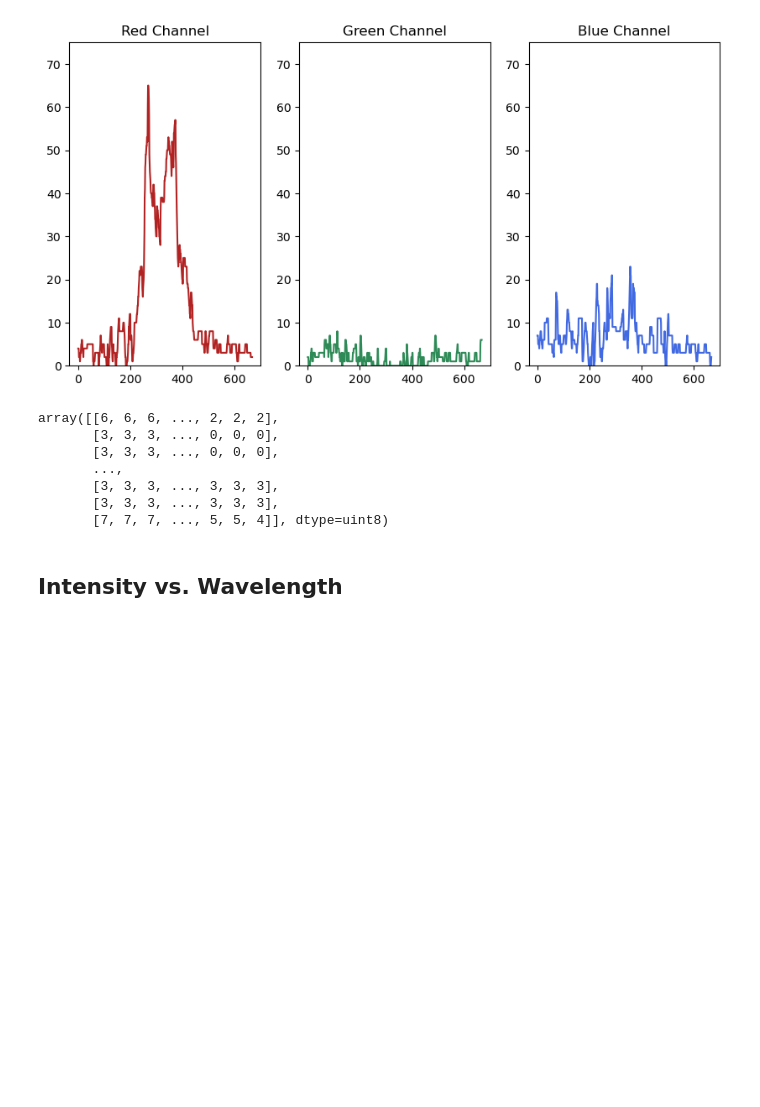
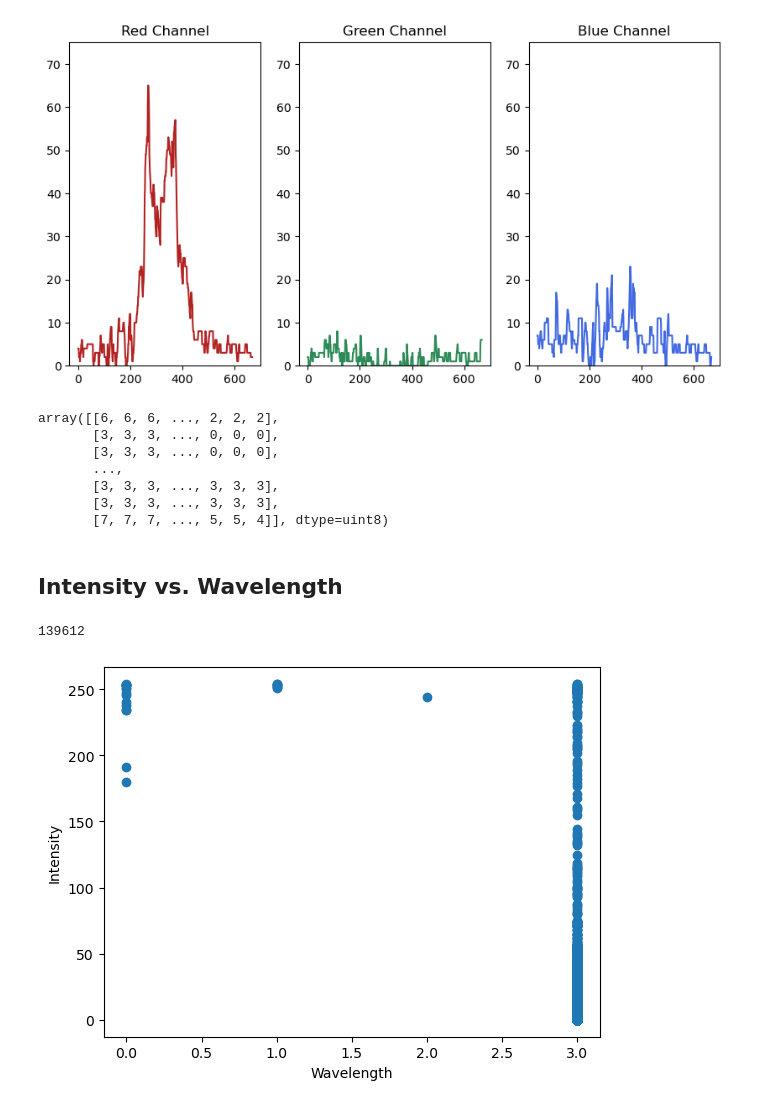
Before and after one commit to aelieber1/Lab601_SpectrometerProject, a Jupyter notebook: IntensityWavelengthAnalysis.ipynb, the cells around one changed output. Drawn from its saved outputs; the diff is of its cells as text; code cells hidden in the pictures; blank space fills up the shorter version.

```diff
--- a/IntensityWavelengthAnalysis.ipynb
+++ b/IntensityWavelengthAnalysis.ipynb
@@ -321,10 +321,14 @@ gray_array = np.array(gray_img)
 intensities = gray_array.flatten()
 wavelengths = np.argmax(np.array(img), axis=2).flatten()
 
-len(intensities)
+(intensities)
+# %% [output]
+139612
 # %%
 # Plot the intensity vs wavelength
-plt.scatter(wavelengths, intensities, s=1)
+plt.scatter(wavelengths, intensities)
 plt.xlabel("Wavelength")
 plt.ylabel("Intensity")
 plt.show()
+# %% [output]
+[figure, added]
```
Also changed, not shown: parts of 1 cell of this notebook, 3 other files.
